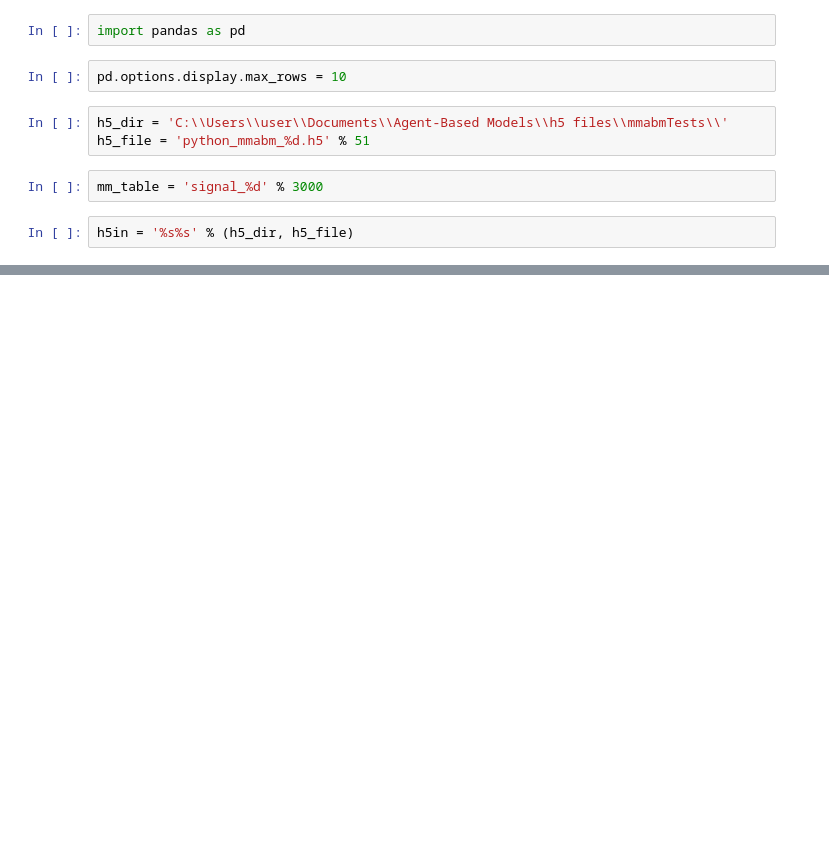
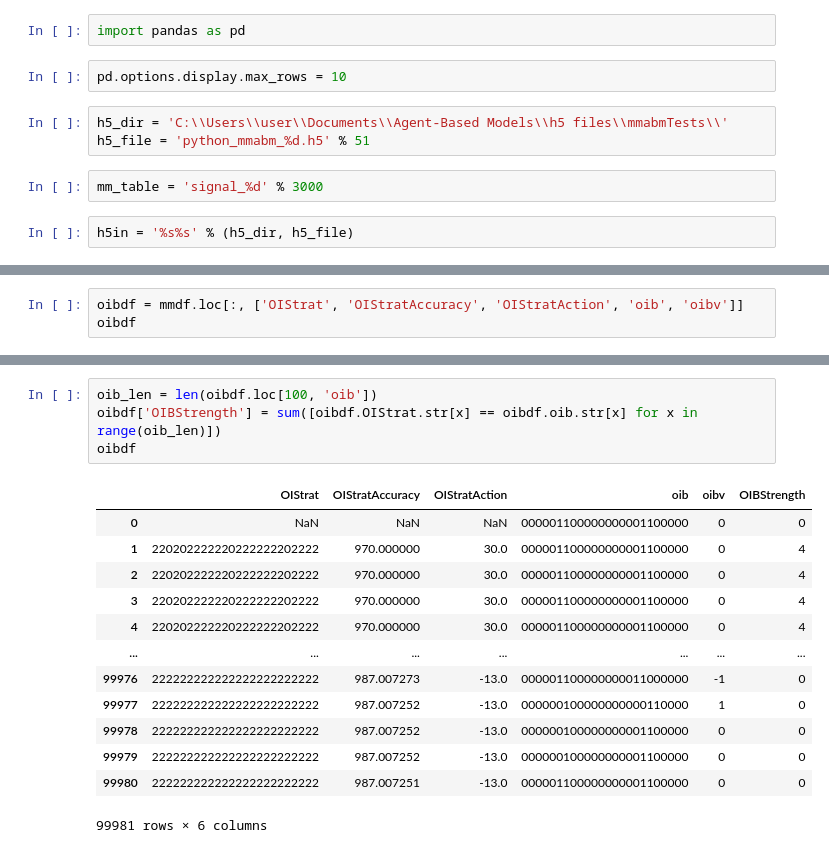
Before and after one commit to JackBenny39/mmabm, a Jupyter notebook: Notebooks/mmstrats.ipynb, the cells around one changed output, grey strips where cells are left out. Saved outputs shown, nothing was run; the diff lists cells and outputs as text; blank space fills up the shorter version.

```diff
--- a/Notebooks/mmstrats.ipynb
+++ b/Notebooks/mmstrats.ipynb
@@ -24,0 +83,3 @@ mmdf.describe()
+# %%
+oibdf = mmdf.loc[:, ['OIStrat', 'OIStratAccuracy', 'OIStratAction', 'oib', 'oibv']]
+oibdf
@@ -24,0 +100,18 @@ mmdf.describe()
+# %%
+oib_len = len(oibdf.loc[100, 'oib'])
+oibdf['OIBStrength'] = sum([oibdf.OIStrat.str[x] == oibdf.oib.str[x] for x in range(oib_len)])
+oibdf
+# %% [output]
+|  | OIStrat | OIStratAccuracy | OIStratAction | oib | oibv | OIBStrength |
+| 0 | NaN | NaN | NaN | 000001100000000001100000 | 0 | 0 |
+| 1 | 220202222220222222202222 | 970.000000 | 30.0 | 000001100000000001100000 | 0 | 4 |
+| 2 | 220202222220222222202222 | 970.000000 | 30.0 | 000001100000000001100000 | 0 | 4 |
+| 3 | 220202222220222222202222 | 970.000000 | 30.0 | 000001100000000001100000 | 0 | 4 |
+| 4 | 220202222220222222202222 | 970.000000 | 30.0 | 000001100000000001100000 | 0 | 4 |
+| ... | ... | ... | ... | ... | ... | ... |
+| 99976 | 222222222222222222222222 | 987.007273 | -13.0 | 000001100000000011000000 | -1 | 0 |
+| 99977 | 222222222222222222222222 | 987.007252 | -13.0 | 000000100000000000110000 | 1 | 0 |
+| 99978 | 222222222222222222222222 | 987.007252 | -13.0 | 000000100000000001100000 | 0 | 0 |
+| 99979 | 222222222222222222222222 | 987.007252 | -13.0 | 000000100000000001100000 | 0 | 0 |
+| 99980 | 222222222222222222222222 | 987.007251 | -13.0 | 000001100000000001100000 | 0 | 0 |
+99981 rows × 6 columns
```
Also changed, not shown: parts of 7 cells of this notebook.
